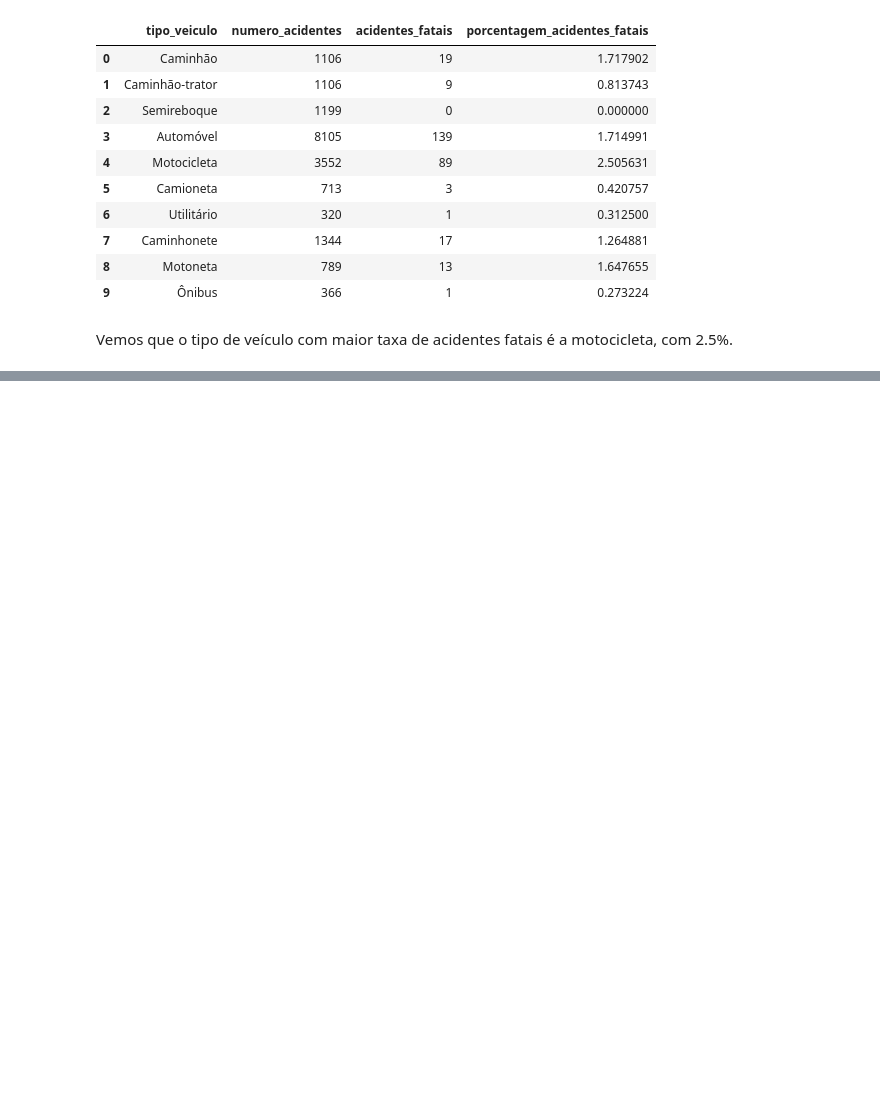
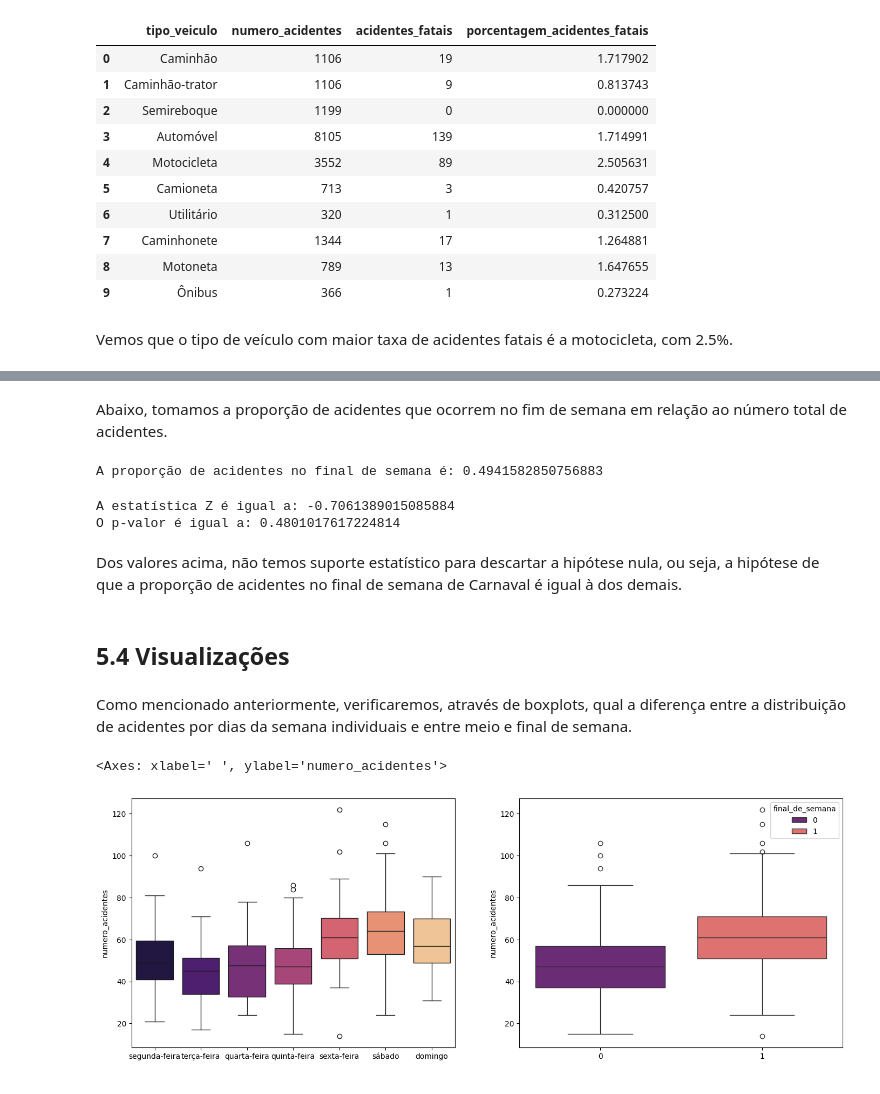
Before and after one commit to andrey-lolobrigida/acidentes-transito-sc-2023, a Jupyter notebook: notebooks/acidentes.ipynb, the cells around one changed output, grey strips where cells are left out. Cells and saved outputs as stored; diff of their text form; code cells hidden in the pictures; blank space fills up the shorter version.

```diff
--- a/notebooks/acidentes.ipynb
+++ b/notebooks/acidentes.ipynb
@@ -372,0 +390,21 @@ Vemos que o tipo de veículo com maior taxa de acidentes fatais é a motocicleta
+# %%
+acidentes_sc_dia_horario = acidentes_sc_1[['data_inversa', 'dia_semana']]
+acidentes_sc_dia_horario['data_inversa'] = pd.to_datetime(acidentes_sc_dia_horario['data_inversa'])
+# %%
+n_acidentes_por_dia = []
+
+for data in acidentes_sc_dia_horario['data_inversa'].unique():
+    data_df = acidentes_sc_dia_horario.loc[acidentes_sc_dia_horario['data_inversa'] == data]
+    n_acidentes = data_df.shape[0]
+
+    n_acidentes_por_dia.append(n_acidentes)
+# %%
+n_acidentes_dict = dict(zip(acidentes_sc_dia_horario['data_inversa'].unique(), n_acidentes_por_dia))
+acidentes_sc_dia_horario['numero_acidentes'] = acidentes_sc_dia_horario['data_inversa'].map(n_acidentes_dict)
+# %%
+n_acidentes_por_dia_df = acidentes_sc_dia_horario.drop_duplicates().reset_index(drop=True)
+n_acidentes_por_dia_df['final_de_semana'] = n_acidentes_por_dia_df['dia_semana'].apply(
+    lambda dia: 1 if dia in ["sexta-feira", "sábado", "domingo"] else 0
+)
+
+n_acidentes_por_dia_df
@@ -372,0 +564,52 @@ Vemos que o tipo de veículo com maior taxa de acidentes fatais é a motocicleta
+# %% [markdown]
+Abaixo, tomamos a proporção de acidentes que ocorrem no fim de semana em relação ao número total de acidentes.
+# %%
+finde_df = n_acidentes_por_dia_df.loc[n_acidentes_por_dia_df['final_de_semana'] == 1]
+n_acidentes_finde = np.sum(finde_df['numero_acidentes'])
+n_acidentes = np.sum(n_acidentes_por_dia_df['numero_acidentes'])
+
+proporcao_acidentes_finde = n_acidentes_finde/n_acidentes
+print(f'A proporção de acidentes no final de semana é: {proporcao_acidentes_finde}')
+# %% [output]
+A proporção de acidentes no final de semana é: 0.4941582850756883
+# %%
+total_acidentes_carnaval = np.sum(semana_carnaval['numero_acidentes'])
+
+z_statistic = (proporcao_acidentes_finde_carnaval - proporcao_acidentes_finde) / np.sqrt(
+        proporcao_acidentes_finde * (1 - proporcao_acidentes_finde) / total_acidentes_carnaval
+    )
+
+p_value = 2 * (1 - stats.norm.cdf(abs(z_statistic)))
+
+print(f"A estatística Z é igual a: {z_statistic}")
+print(f"O p-valor é igual a: {p_value}")
+# %% [output]
+A estatística Z é igual a: -0.7061389015085884
+O p-valor é igual a: 0.4801017617224814
+# %% [markdown]
+Dos valores acima, não temos suporte estatístico para descartar a hipótese nula, ou seja, a hipótese de que a proporção de acidentes no final de semana de Carnaval é igual à dos demais.
+# %% [markdown]
+## 5.4 Visualizações
+# %% [markdown]
+Como mencionado anteriormente, verificaremos, através de boxplots, qual a diferença entre a distribuição de acidentes por dias da semana individuais e entre meio e final de semana.
+# %%
+fig, (ax0, ax1) = plt.subplots(1, 2, figsize = (17,6))
+ax0.set_xlabel(' ')
+ax1.set_xlabel(' ')
+
+sns.boxplot(data=n_acidentes_por_dia_df,
+             x='dia_semana',
+             y='numero_acidentes',
+             hue='dia_semana',
+             palette='magma',
+             ax=ax0)
+
+sns.boxplot(data=n_acidentes_por_dia_df,
+             x='final_de_semana',
+             y='numero_acidentes',
+             hue='final_de_semana',
+             palette='magma',
+             ax=ax1)
+# %% [output]
+<Axes: xlabel=' ', ylabel='numero_acidentes'>
+[figure, added]
```
Also changed, not shown: parts of 36 cells of this notebook.
